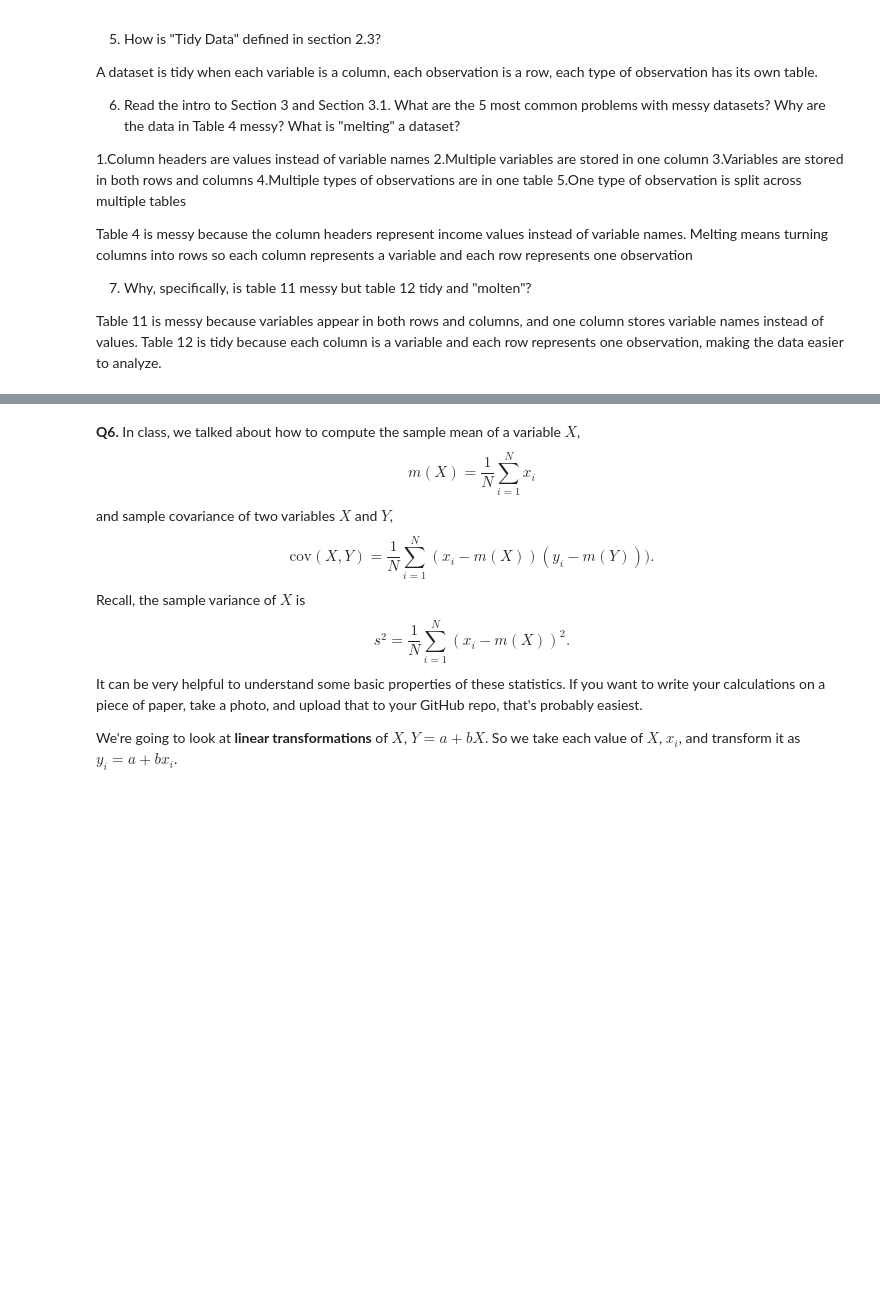
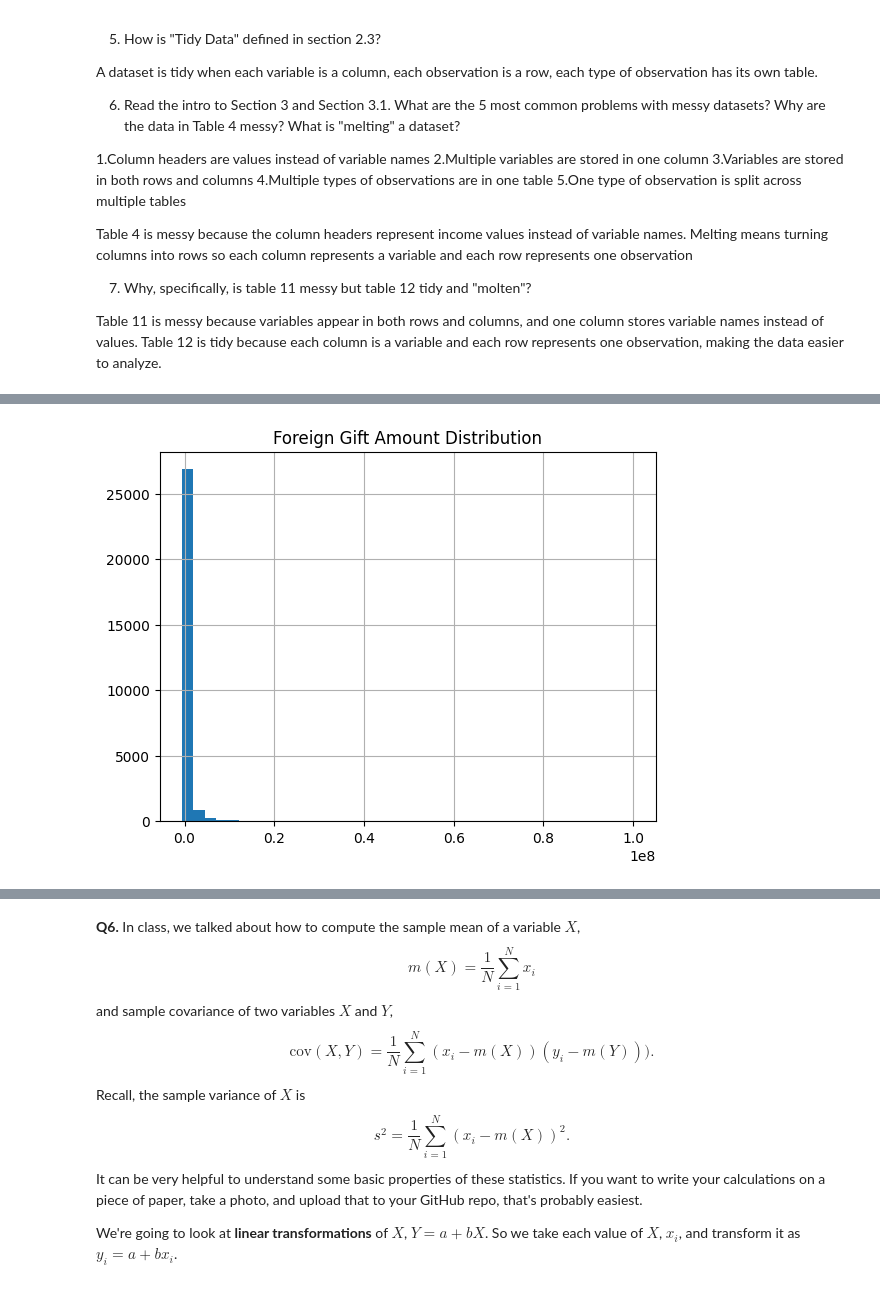
Before and after one commit to pateld07/undergrad_ml_assignments, a Jupyter notebook: 01_assignment_wrangling_and_eda.ipynb, the cells around one changed output, grey strips where cells are left out. Drawn from its saved outputs; the diff is of its cells as text; code cells hidden in the pictures; blank space fills up the shorter version.

```diff
--- a/01_assignment_wrangling_and_eda.ipynb
+++ b/01_assignment_wrangling_and_eda.ipynb
@@ -288,0 +322,6 @@ For this question, `.groupby([vars]).count()` and `.groupby([vars]).sum()` will
+# %%
+import pandas as pd
+
+df = pd.read_csv("./data/ForeignGifts_edu.csv", encoding="latin1")
+
+df.head()
@@ -288,0 +335,7 @@ For this question, `.groupby([vars]).count()` and `.groupby([vars]).sum()` will
+# %%
+df["Foreign Gift Amount"] = pd.to_numeric(df["Foreign Gift Amount"], errors="coerce")
+df["Foreign Gift Amount"].hist(bins=40)
+plt.title("Foreign Gift Amount Distribution")
+plt.show()
+# %% [output]
+[figure, added]
```
Also changed, not shown: parts of 33 cells of this notebook.
